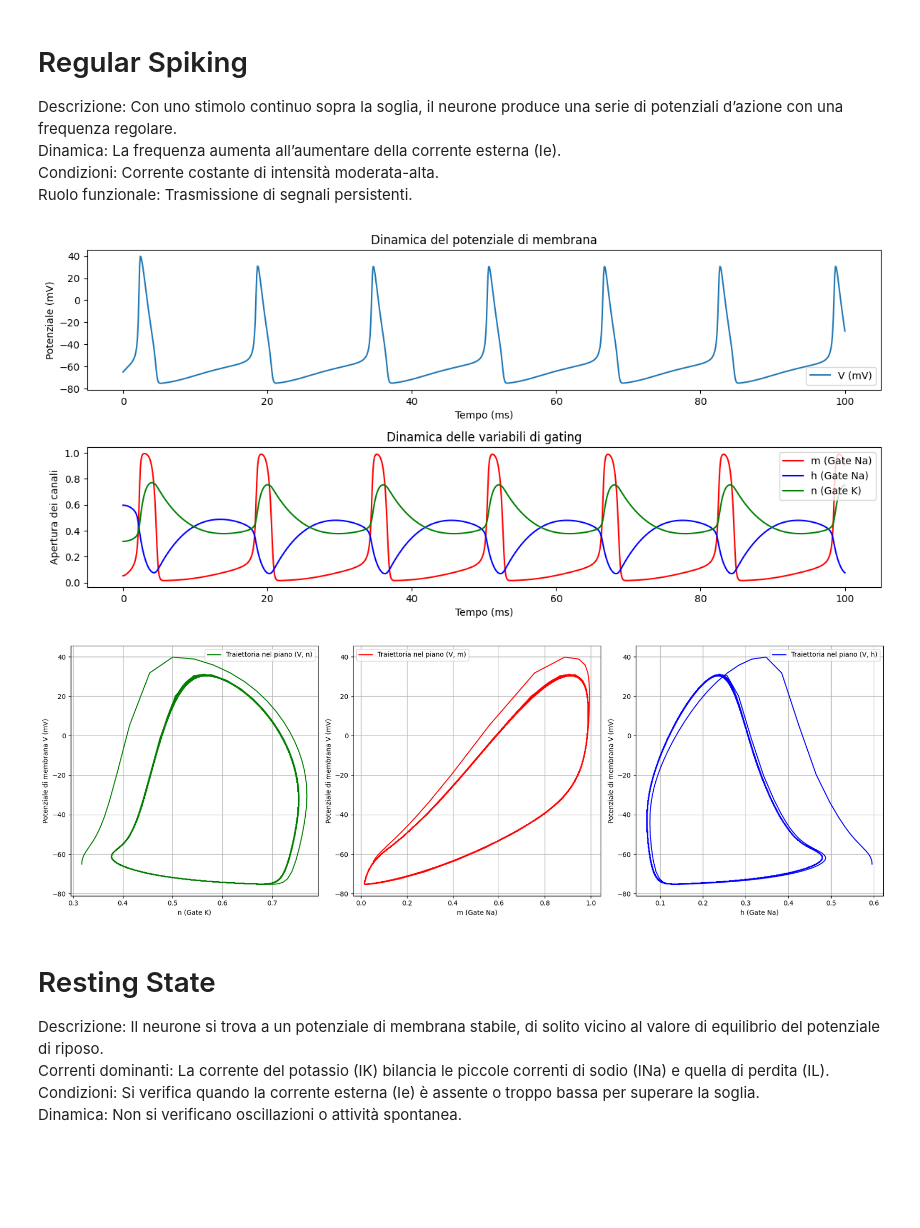
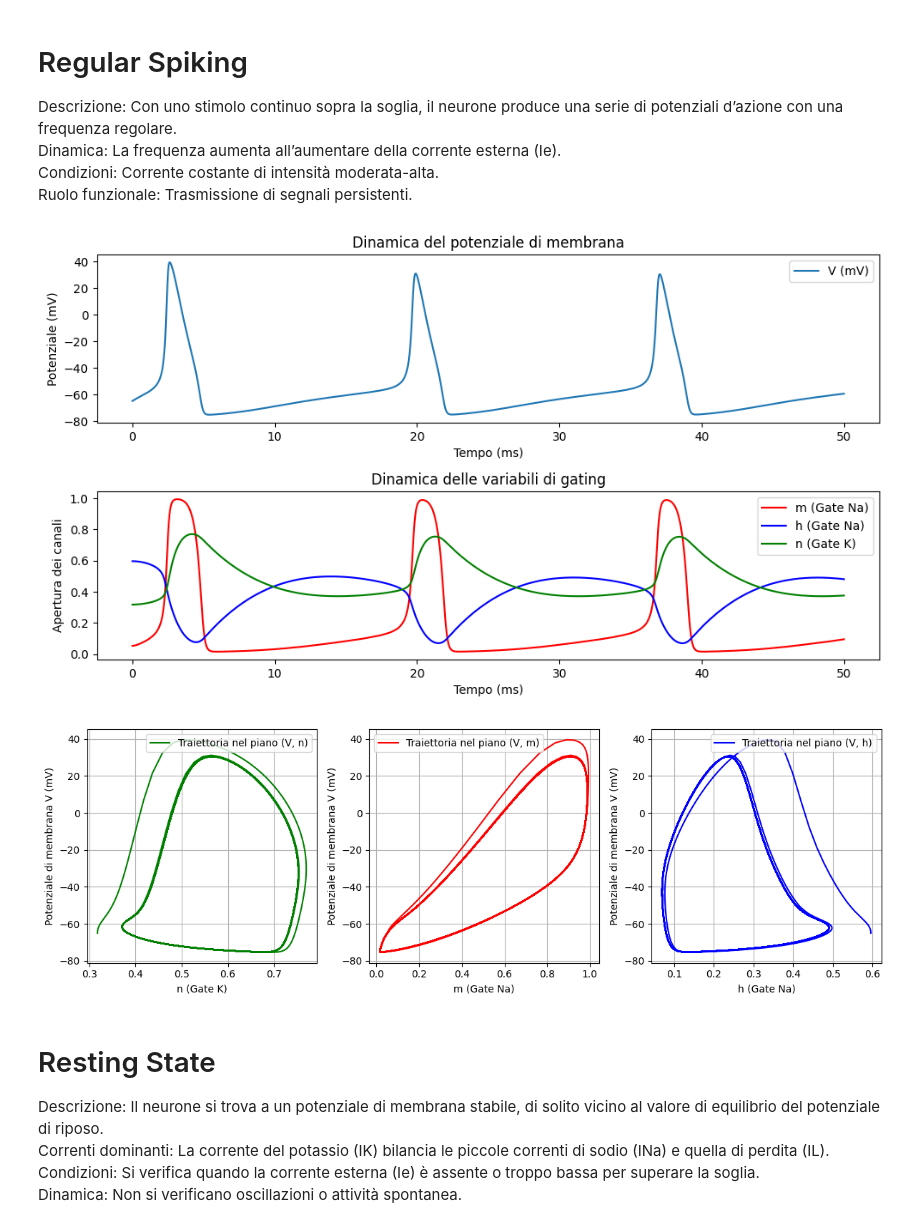
Before and after one commit to pietromihelj/modelli-e-sistemi-complessi, a Jupyter notebook: neuron_dynamical_system_Pietro_Mihelj.ipynb, the cells around one changed output. Drawn from its saved outputs; the diff is of its cells as text; code cells hidden in the pictures; blank space fills up the shorter version.

```diff
--- a/neuron_dynamical_system_Pietro_Mihelj.ipynb
+++ b/neuron_dynamical_system_Pietro_Mihelj.ipynb
@@ -144,7 +146,7 @@ def time_phase_plot(V0,T,n_p, I_ext):
     t = sol.t
 
     # Grafici delle variabili nel tempo
-    plt.figure(figsize=(12, 8))
+    plt.figure(figsize=(10, 8))
     plt.subplot(3, 1, 1)
     plt.plot(t, V, label="V (mV)")
     plt.title("Dinamica del potenziale di membrana")
@@ -174,7 +176,7 @@ def time_phase_plot(V0,T,n_p, I_ext):
     t = sol.t
 
     # Grafici di fase per (V, n), (V, m) e (V, h)
-    fig = plt.figure(figsize=(18, 6))
+    fig = plt.figure(figsize=(12, 4))
     gs = gridspec.GridSpec(1,3)
 
     ax1 = fig.add_subplot(gs[0,0])
@@ -238,7 +240,7 @@ def equilibrium_study(V0,T,n_p,I_range, n_I):
     plt.figure(figsize=(10, 4))
     for I, V in limit_cycles:
         plt.plot(t_eval, V, label=f"I_ext = {I} μA/cm²")
-    plt.title("Cicli limite per diversi valori di I_ext")
+    plt.title("Andamenti per il modello Cellule Gangliari")
     plt.xlabel("Tempo (ms)")
     plt.ylabel("Potenziale di membrana (mV)")
     plt.legend(loc= 1)
@@ -250,7 +252,7 @@ def biforcation_plot(V0, T, n_p, I_range, n_I):
     n0 = alpha_n(V0) / (alpha_n(V0) + beta_n(V0))
     y0 = [V0, m0, h0, n0]
 
-    I_ext_values = np.linspace(0, I_range, n_I)
+    I_ext_values = np.linspace(I_range[0], I_range[1], n_I)
     V_stable, V_unstable = [], []
 
     def jacobian(V, m, h, n):
@@ -283,14 +285,14 @@ def biforcation_plot(V0, T, n_p, I_range, n_I):
     V_unstable = np.array(V_unstable)
 
     # Plot del diagramma di biforcazione con stabilità
-    plt.figure(figsize=(10, 6))
+    plt.figure(figsize=(10, 4))
     if V_stable.size > 0:
         plt.plot(V_stable[:, 0], V_stable[:, 1], 'b.', markersize=4, label="Equilibri stabili")
     if V_unstable.size > 0:
         plt.plot(V_unstable[:, 0], V_unstable[:, 1], 'r^', markersize=4, label="Equilibri instabili")
     plt.xlabel("Corrente esterna $I_{ext}$ (μA/cm²)")
     plt.ylabel("Potenziale di membrana $V$ (mV)")
-    plt.title("Diagramma di biforcazione con equilibri stabili e instabili (Hodgkin-Huxley)")
+    plt.title("Diagramma di biforcazione modello Cellule Gangliari")
     plt.legend()
     plt.grid()
     plt.show()
@@ -301,11 +303,11 @@ Dinamica: La frequenza aumenta all’aumentare della corrente esterna (Ie).
 Condizioni: Corrente costante di intensità moderata-alta.
 Ruolo funzionale: Trasmissione di segnali persistenti.
 # %%
-I_ext = 8
-time_phase_plot(-65,100,1000,I_ext)
+I_ext = 7
+time_phase_plot(-65,50,1000,I_ext)
 # %% [output]
-[figure, old version]
+[figure, new version]
-[figure, old version]
+[figure, new version]
 # %% [markdown]
 # Resting State #
 Descrizione: Il neurone si trova a un potenziale di membrana stabile, di solito vicino al valore di equilibrio del potenziale di riposo.
```
Also changed, not shown: parts of 24 cells of this notebook, 2 other files.
